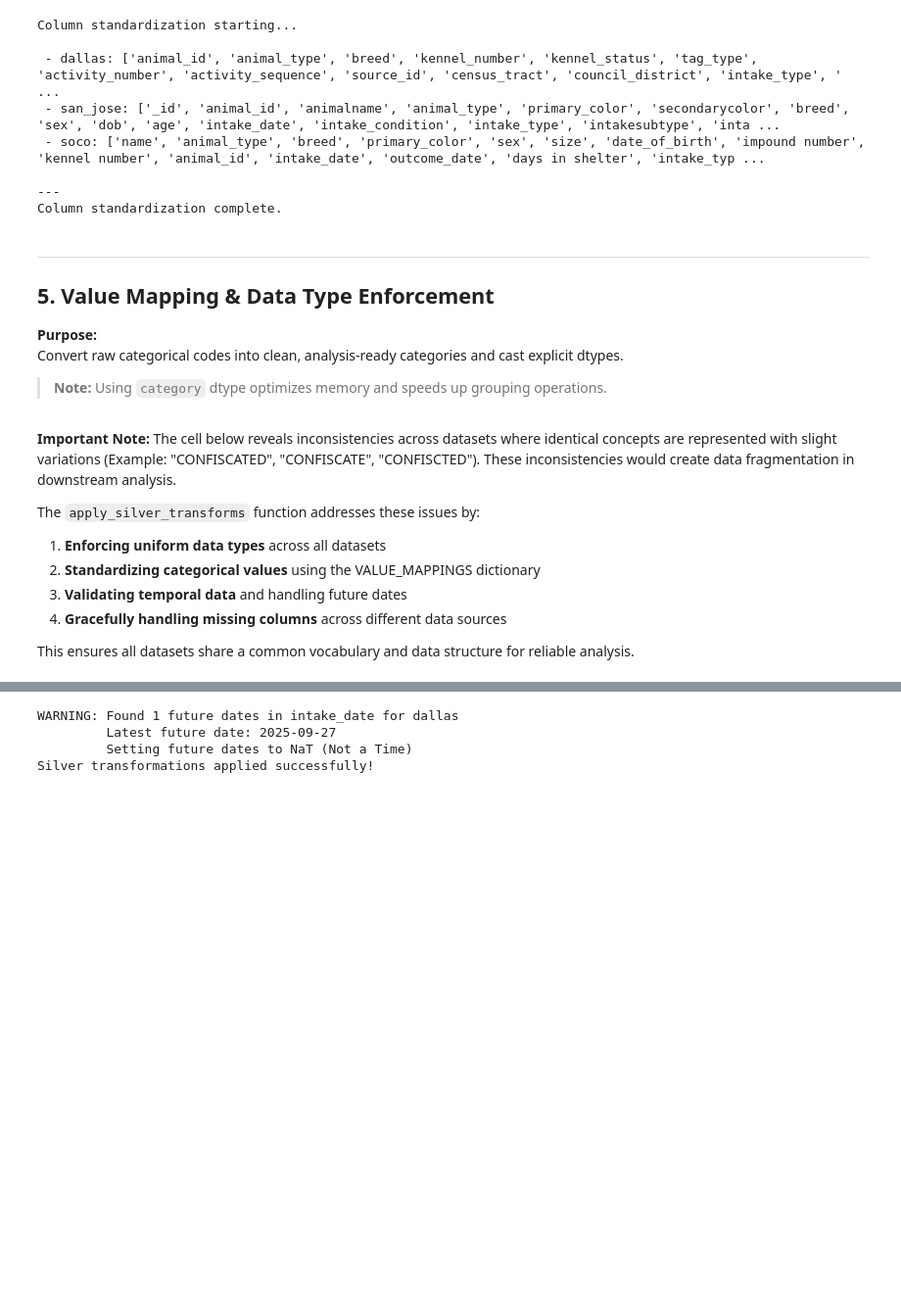
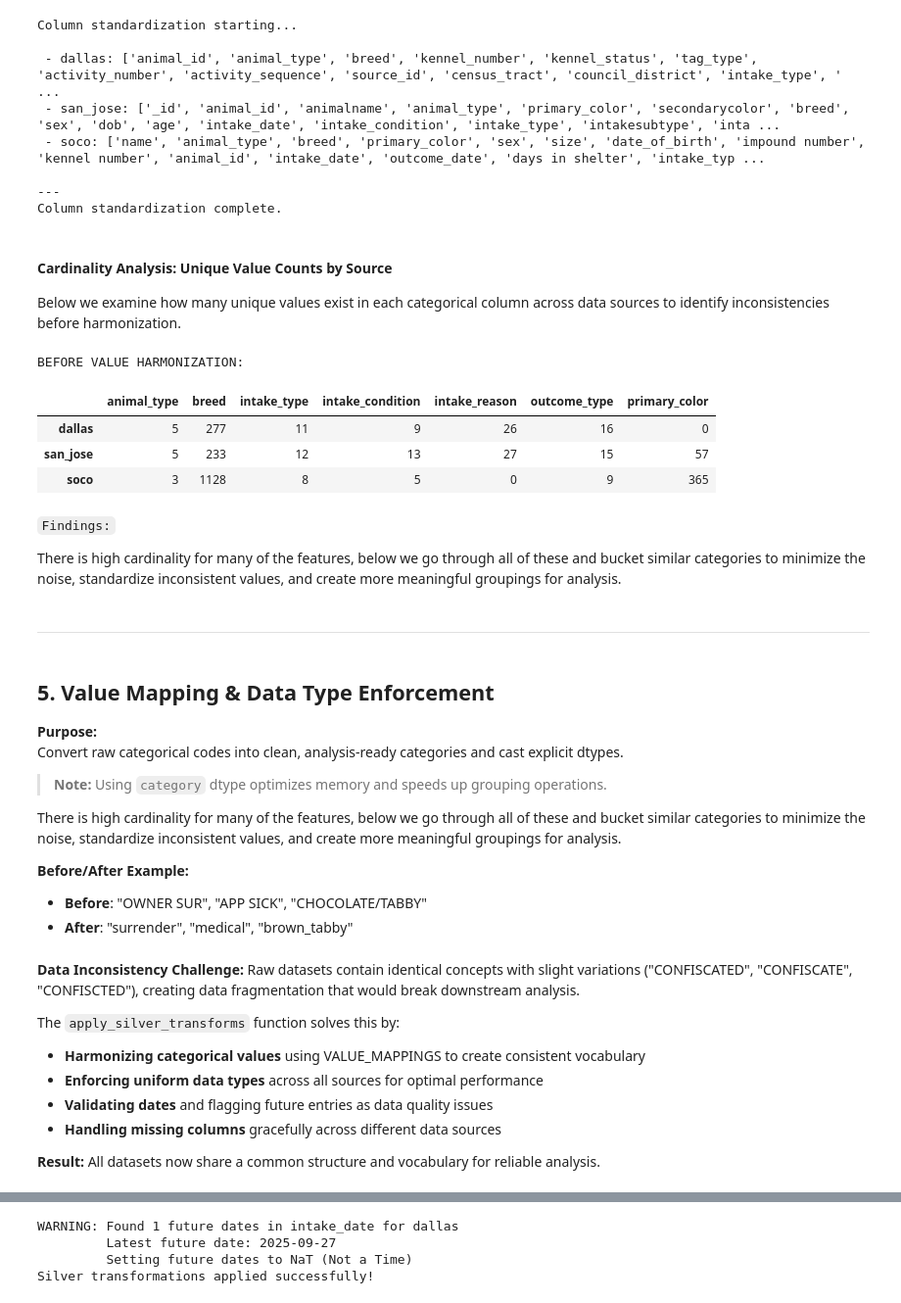
Before and after one commit to memckay/mads-milestone-1, a Jupyter notebook: notebooks/elt/2_organizing_silver.ipynb, the cells around one changed output, grey strips where cells are left out. Shown at 98% size. Saved outputs shown, nothing was run; the diff lists cells and outputs as text; code cells hidden in the pictures; blank space fills up the shorter version.

Commit message:
Cleaned Silver Notebook

```diff
--- a/notebooks/elt/2_organizing_silver.ipynb
+++ b/notebooks/elt/2_organizing_silver.ipynb
@@ -488,13 +518,45 @@ Column standardization starting...
 
 ---
 Column standardization complete.
+# %% [markdown]
+#### Cardinality Analysis: Unique Value Counts by Source
+
+Below we examine how many unique values exist in each categorical column across data sources to identify inconsistencies before harmonization.
+# %%
+categorical_cols = ['animal_type'
+                    , 'breed'
+                    , 'primary_color'
+                    , 'intake_type'
+                    , 'intake_condition'
+                    , 'intake_reason'
+                    , 'outcome_type']
+
+# Lets take a peak at the cardinality of the categorical columns before harmonization
+print("BEFORE VALUE HARMONIZATION:")
+create_cardinality_summary(CLEAN_DFS, categorical_cols)
+# %% [output]
+BEFORE VALUE HARMONIZATION:
+|  | animal_type | breed | intake_type | intake_condition | intake_reason | outcome_type | primary_color |
+| dallas | 5 | 277 | 11 | 9 | 26 | 16 | 0 |
+| san_jose | 5 | 233 | 12 | 13 | 27 | 15 | 57 |
+| soco | 3 | 1128 | 8 | 5 | 0 | 9 | 365 |
+# %% [markdown]
+`Findings:`
+
+There is high cardinality for many of the features, below we go through all of these and bucket similar categories to minimize the noise, standardize inconsistent values, and create more meaningful groupings for analysis.
+# %% [markdown]
+-----
 # %% [markdown]
------
-
 ## 5. Value Mapping & Data Type Enforcement
 
 **Purpose:**
 Convert raw categorical codes into clean, analysis-ready categories and cast explicit dtypes.
 
 > **Note:** Using `category` dtype optimizes memory and speeds up grouping operations.
+
+There is high cardinality for many of the features, below we go through all of these and bucket similar categories to minimize the noise, standardize inconsistent values, and create more meaningful groupings for analysis.
+
+**Before/After Example:**
+- **Before**: "OWNER SUR", "APP SICK", "CHOCOLATE/TABBY"
+- **After**: "surrender", "medical", "brown_tabby"
 # %%
@@ -796,12 +961,12 @@ VALUE_MAPPINGS = {
 }
 # %% [markdown]
-**Important Note:** The cell below reveals inconsistencies across datasets where identical concepts are represented with slight variations (Example: "CONFISCATED", "CONFISCATE", "CONFISCTED"). These inconsistencies would create data fragmentation in downstream analysis.
+**Data Inconsistency Challenge:** Raw datasets contain identical concepts with slight variations ("CONFISCATED", "CONFISCATE", "CONFISCTED"), creating data fragmentation that would break downstream analysis.
 
-The `apply_silver_transforms` function addresses these issues by:
+The `apply_silver_transforms` function solves this by:
 
-1. **Enforcing uniform data types** across all datasets
-2. **Standardizing categorical values** using the VALUE_MAPPINGS dictionary
-3. **Validating temporal data** and handling future dates
-4. **Gracefully handling missing columns** across different data sources
+- **Harmonizing categorical values** using VALUE_MAPPINGS to create consistent vocabulary
+- **Enforcing uniform data types** across all sources for optimal performance
+- **Validating dates** and flagging future entries as data quality issues
+- **Handling missing columns** gracefully across different data sources
 
-This ensures all datasets share a common vocabulary and data structure for reliable analysis.
+**Result:** All datasets now share a common structure and vocabulary for reliable analysis.
```
Also changed, not shown: parts of 44 cells of this notebook, 3 other files.
